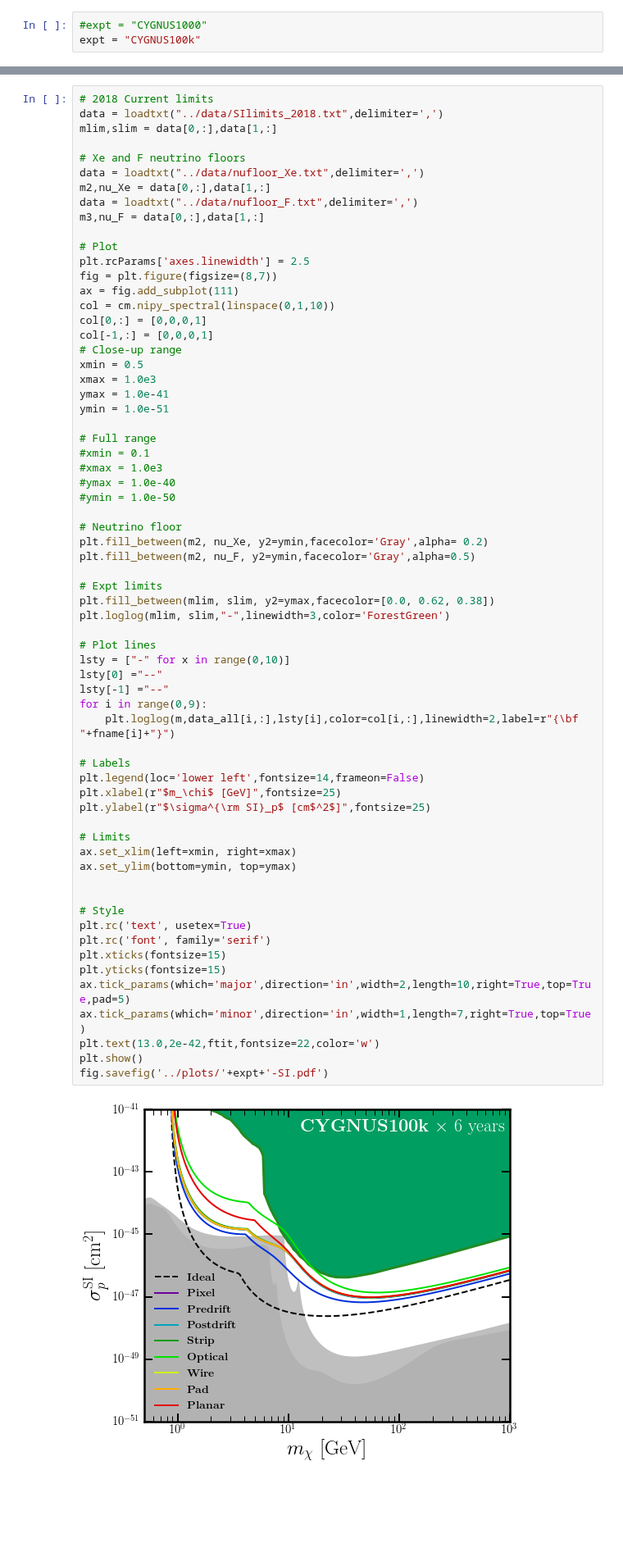
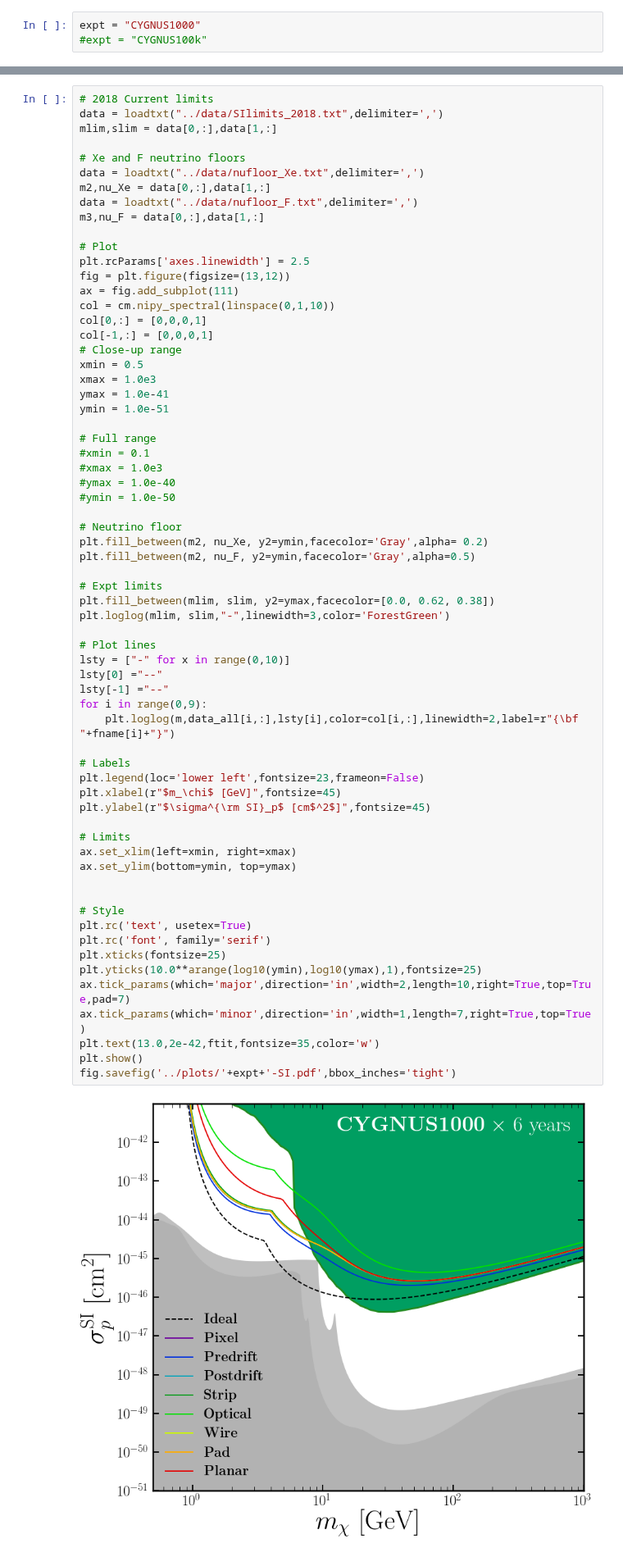
Before and after one commit to cajohare/CYGNUS, a Jupyter notebook: python/Plot_ProjectedLimits.ipynb, the cells around one changed output, grey strips where cells are left out. Shown at 82% size. Drawn from its saved outputs; the diff is of its cells as text; blank space fills up the shorter version.

```diff
--- a/python/Plot_ProjectedLimits.ipynb
+++ b/python/Plot_ProjectedLimits.ipynb
@@ -6,8 +6,8 @@
 
 ## First choose which experiment to plot:
 # %%
-#expt = "CYGNUS1000"
-expt = "CYGNUS100k"
+expt = "CYGNUS1000"
+#expt = "CYGNUS100k"
 # %% [markdown]
 ## Then load in data:
 # %%
@@ -52,7 +52,7 @@ m3,nu_F = data[0,:],data[1,:]
 
 # Plot
 plt.rcParams['axes.linewidth'] = 2.5
-fig = plt.figure(figsize=(8,7))
+fig = plt.figure(figsize=(13,12))
 ax = fig.add_subplot(111)
 col = cm.nipy_spectral(linspace(0,1,10))
 col[0,:] = [0,0,0,1]
@@ -70,42 +70,42 @@ ymin = 1.0e-51
 #ymin = 1.0e-50
 
 # Neutrino floor
 plt.fill_between(m2, nu_Xe, y2=ymin,facecolor='Gray',alpha= 0.2)
 plt.fill_between(m2, nu_F, y2=ymin,facecolor='Gray',alpha=0.5)
 
 # Expt limits
 plt.fill_between(mlim, slim, y2=ymax,facecolor=[0.0, 0.62, 0.38])
 plt.loglog(mlim, slim,"-",linewidth=3,color='ForestGreen')
 
 # Plot lines
 lsty = ["-" for x in range(0,10)]
 lsty[0] ="--"
 lsty[-1] ="--"
 for i in range(0,9):
     plt.loglog(m,data_all[i,:],lsty[i],color=col[i,:],linewidth=2,label=r"{\bf "+fname[i]+"}")
 
 # Labels
-plt.legend(loc='lower left',fontsize=14,frameon=False)
-plt.xlabel(r"$m_\chi$ [GeV]",fontsize=25)
-plt.ylabel(r"$\sigma^{\rm SI}_p$ [cm$^2$]",fontsize=25)
+plt.legend(loc='lower left',fontsize=23,frameon=False)
+plt.xlabel(r"$m_\chi$ [GeV]",fontsize=45)
+plt.ylabel(r"$\sigma^{\rm SI}_p$ [cm$^2$]",fontsize=45)
 
 # Limits
 ax.set_xlim(left=xmin, right=xmax)
 ax.set_ylim(bottom=ymin, top=ymax)
 
 
 # Style
 plt.rc('text', usetex=True)
 plt.rc('font', family='serif')
-plt.xticks(fontsize=15)
-plt.yticks(fontsize=15)
-ax.tick_params(which='major',direction='in',width=2,length=10,right=True,top=True,pad=5)
+plt.xticks(fontsize=25)
+plt.yticks(10.0**arange(log10(ymin),log10(ymax),1),fontsize=25)
+ax.tick_params(which='major',direction='in',width=2,length=10,right=True,top=True,pad=7)
 ax.tick_params(which='minor',direction='in',width=1,length=7,right=True,top=True)
-plt.text(13.0,2e-42,ftit,fontsize=22,color='w')
+plt.text(13.0,2e-42,ftit,fontsize=35,color='w')
 plt.show()
-fig.savefig('../plots/'+expt+'-SI.pdf')
+fig.savefig('../plots/'+expt+'-SI.pdf',bbox_inches='tight')
 # %% [output]
-[figure, old version]
+[figure, new version]
 # %% [markdown]
 # SD Plots
 * Code to load in CYGNUS limit data for spin-dedependent WIMP-proton cross section
```
Also changed, not shown: parts of 1 cell of this notebook, 48 other files.
